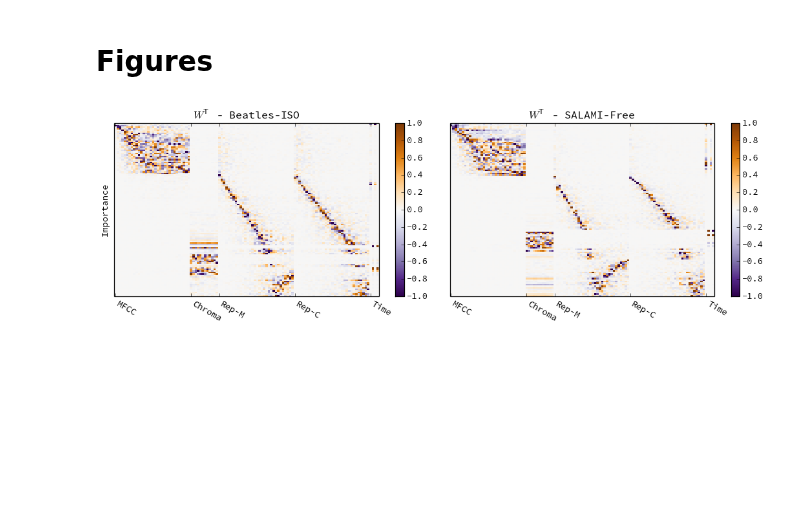
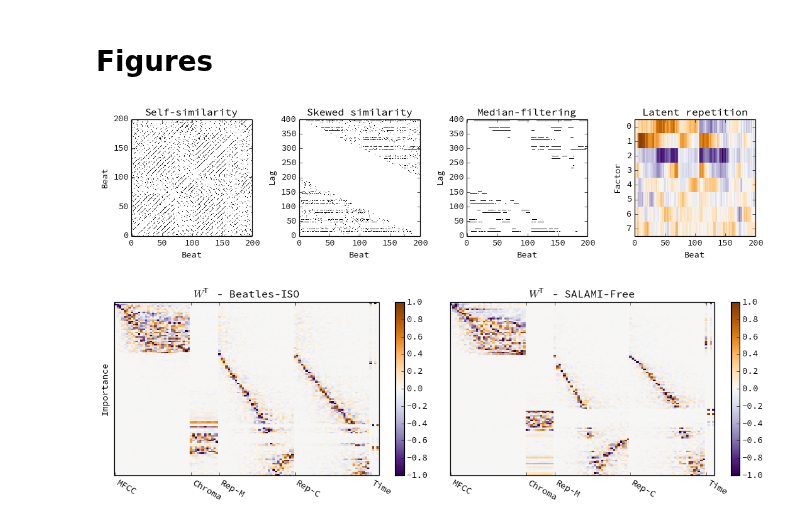
Before and after one commit to bmcfee/olda, a Jupyter notebook: code/ICASSP 2013 - Segmentation.ipynb, the cells around one changed output. Drawn from its saved outputs; the diff is of its cells as text; code cells hidden in the pictures; blank space fills up the shorter version.

Commit message:
latent rep fig

```diff
--- a/code/ICASSP 2013 - Segmentation.ipynb
+++ b/code/ICASSP 2013 - Segmentation.ipynb
@@ -182,3 +222,42 @@ save_results('/home/bmcfee/git/olda/data/salami_scores_dyn.csv', perfs_salami)
+# %%
+def make_rep_feature_plot(M):
+
+    myimshow = functools.partial(imshow, aspect='auto', interpolation='nearest', origin='lower', cmap='gray_r')
+
+    R = librosa.segment.recurrence_matrix(M, k=np.sqrt(1./M.shape[1]), sym=False).astype(np.float)
+
+    Rskew = librosa.segment.structure_feature(R, pad=True)
+
+    Rfilt = scipy.signal.medfilt2d(Rskew, kernel_size=(1, 7))
+    #Rfilt = Rfilt[Rfilt.sum(axis=1) > 0, :]
+
+    Rlatent = compress_data(Rfilt, 8)
+
+    figure(figsize=(12,3))
+    subplot(141)
+    myimshow(R), title('Self-similarity')
+    xlabel('Beat'), ylabel('Beat')
+
+    subplot(142)
+    myimshow(Rskew), title('Skewed similarity')
+    xlabel('Beat'), ylabel('Lag')
+
+    subplot(143)
+    myimshow(Rfilt), title('Median-filtering')
+    xlabel('Beat'), ylabel('Lag')
+
+    subplot(144)
+    myimshow(Rlatent, origin='upper', cmap='PuOr_r'), title('Latent repetition')
+    xlabel('Beat'), ylabel('Factor')
+    tight_layout()
+
+    savefig('/home/bmcfee/git/olda/paper/figs/rep.pdf', format='pdf', pad_inches=0, transparent=True)
+# %%
+M = get_beat_mfccs('/home/bmcfee/data/CAL500/mp3/2pac-trapped.mp3')
+# %%
+make_rep_feature_plot(M[:,:200])
+# %% [output]
+[figure, added]
 # %%
 model_beatles = np.load('/home/bmcfee/git/olda/data/model_olda_beatles.npy')
 model_salami  = np.load('/home/bmcfee/git/olda/data/model_olda_salami.npy')
```
Also changed, not shown: parts of 3 cells of this notebook, 2 other files.
